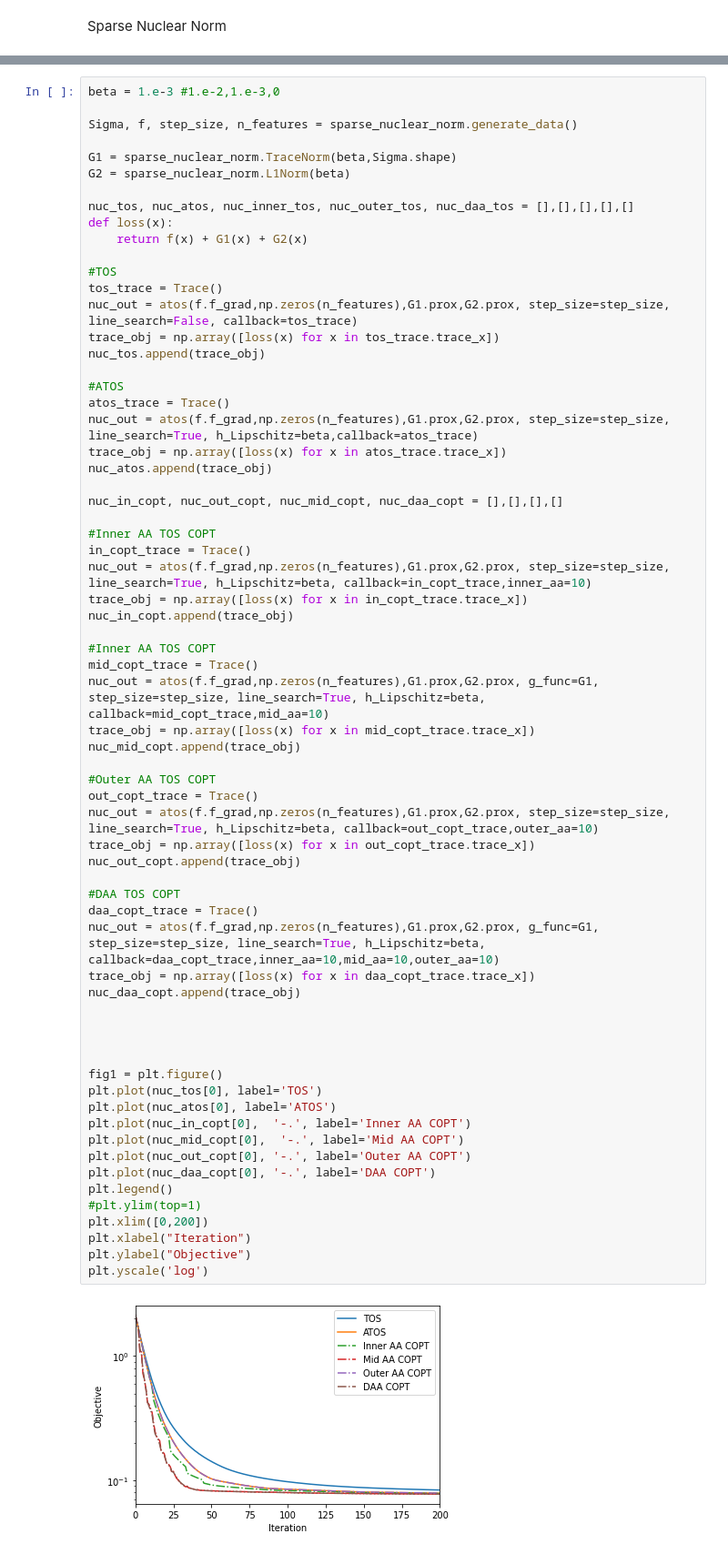
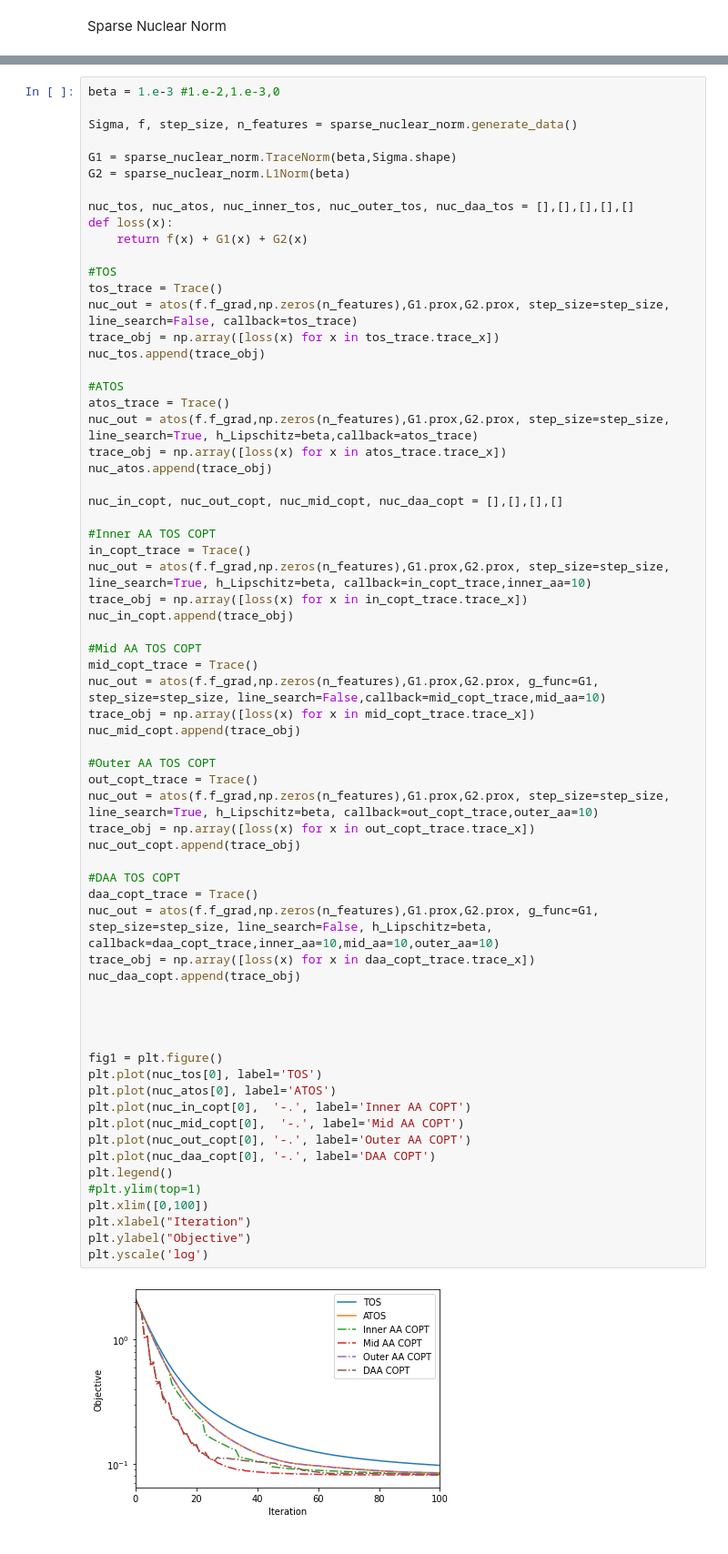
Before and after one commit to hansolsuh/aa_tos, a Jupyter notebook: AATOS.ipynb, the cells around one changed output, grey strips where cells are left out. Shown: that part at 91% size. Saved outputs shown, nothing was run; the diff lists cells and outputs as text.

```diff
--- a/AATOS.ipynb
+++ b/AATOS.ipynb
@@ -507,39 +515,39 @@ nuc_out = atos(f.f_grad,np.zeros(n_features),G1.prox,G2.prox, step_size=step_siz
 trace_obj = np.array([loss(x) for x in in_copt_trace.trace_x])
 nuc_in_copt.append(trace_obj)
 
-#Inner AA TOS COPT
+#Mid AA TOS COPT
 mid_copt_trace = Trace()
-nuc_out = atos(f.f_grad,np.zeros(n_features),G1.prox,G2.prox, g_func=G1, step_size=step_size, line_search=True, h_Lipschitz=beta, callback=mid_copt_trace,mid_aa=10)
+nuc_out = atos(f.f_grad,np.zeros(n_features),G1.prox,G2.prox, g_func=G1, step_size=step_size, line_search=False,callback=mid_copt_trace,mid_aa=10)
 trace_obj = np.array([loss(x) for x in mid_copt_trace.trace_x])
 nuc_mid_copt.append(trace_obj)
 
 #Outer AA TOS COPT
 out_copt_trace = Trace()
 nuc_out = atos(f.f_grad,np.zeros(n_features),G1.prox,G2.prox, step_size=step_size, line_search=True, h_Lipschitz=beta, callback=out_copt_trace,outer_aa=10)
 trace_obj = np.array([loss(x) for x in out_copt_trace.trace_x])
 nuc_out_copt.append(trace_obj)
 
 #DAA TOS COPT
 daa_copt_trace = Trace()
-nuc_out = atos(f.f_grad,np.zeros(n_features),G1.prox,G2.prox, g_func=G1, step_size=step_size, line_search=True, h_Lipschitz=beta, callback=daa_copt_trace,inner_aa=10,mid_aa=10,outer_aa=10)
+nuc_out = atos(f.f_grad,np.zeros(n_features),G1.prox,G2.prox, g_func=G1, step_size=step_size, line_search=False, h_Lipschitz=beta, callback=daa_copt_trace,inner_aa=10,mid_aa=10,outer_aa=10)
 trace_obj = np.array([loss(x) for x in daa_copt_trace.trace_x])
 nuc_daa_copt.append(trace_obj)
 
 
 
 
 fig1 = plt.figure()
 plt.plot(nuc_tos[0], label='TOS')
 plt.plot(nuc_atos[0], label='ATOS')
 plt.plot(nuc_in_copt[0],  '-.', label='Inner AA COPT')
 plt.plot(nuc_mid_copt[0],  '-.', label='Mid AA COPT')
 plt.plot(nuc_out_copt[0], '-.', label='Outer AA COPT')
 plt.plot(nuc_daa_copt[0], '-.', label='DAA COPT')
 plt.legend()
 #plt.ylim(top=1)
-plt.xlim([0,200])
+plt.xlim([0,100])
 plt.xlabel("Iteration")
 plt.ylabel("Objective")
 plt.yscale('log')
 # %% [output]
-[figure, old version]
+[figure, new version]
```
Also changed, not shown: parts of 12 cells of this notebook.
